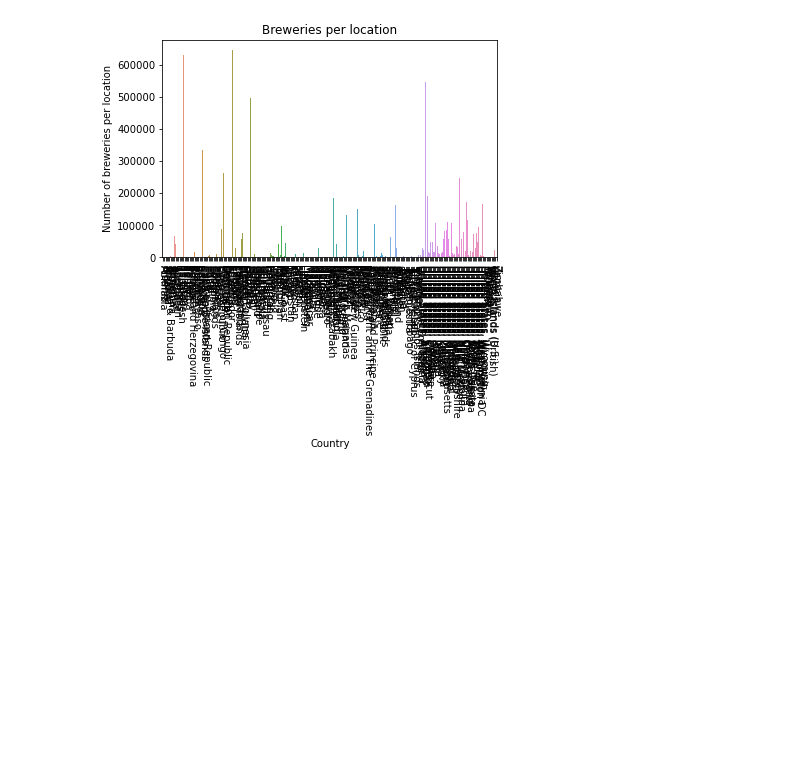
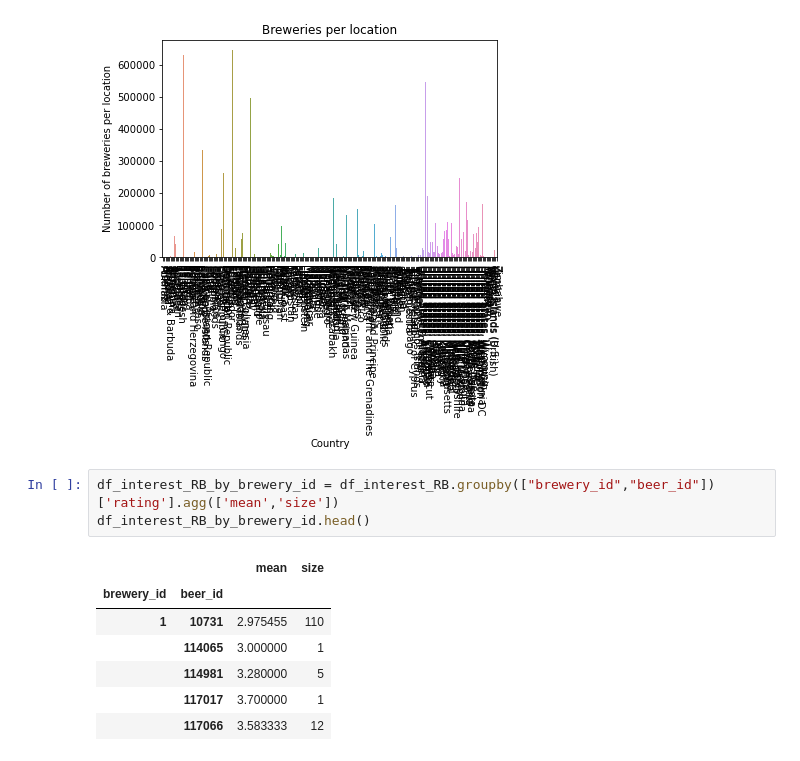
Before and after one commit to epfl-ada/ada-2022-project-sustainablepandas, a Jupyter notebook: project_beer_reviews.ipynb, the cells around one changed output. Saved outputs shown, nothing was run; the diff lists cells and outputs as text; blank space fills up the shorter version.

```diff
--- a/project_beer_reviews.ipynb
+++ b/project_beer_reviews.ipynb
@@ -233,3 +247,14 @@ plt.ylabel("Number of breweries per location")
 plt.show()
 # %% [output]
 [figure]
+# %%
+df_interest_RB_by_brewery_id = df_interest_RB.groupby(["brewery_id","beer_id"])['rating'].agg(['mean','size'])
+df_interest_RB_by_brewery_id.head()
+# %% [output]
+|  |  | mean | size |
+| brewery_id | beer_id |  |  |
+| 1 | 10731 | 2.975455 | 110 |
+|  | 114065 | 3.000000 | 1 |
+|  | 114981 | 3.280000 | 5 |
+|  | 117017 | 3.700000 | 1 |
+|  | 117066 | 3.583333 | 12 |
```
Also changed, not shown: parts of 4 cells of this notebook.
